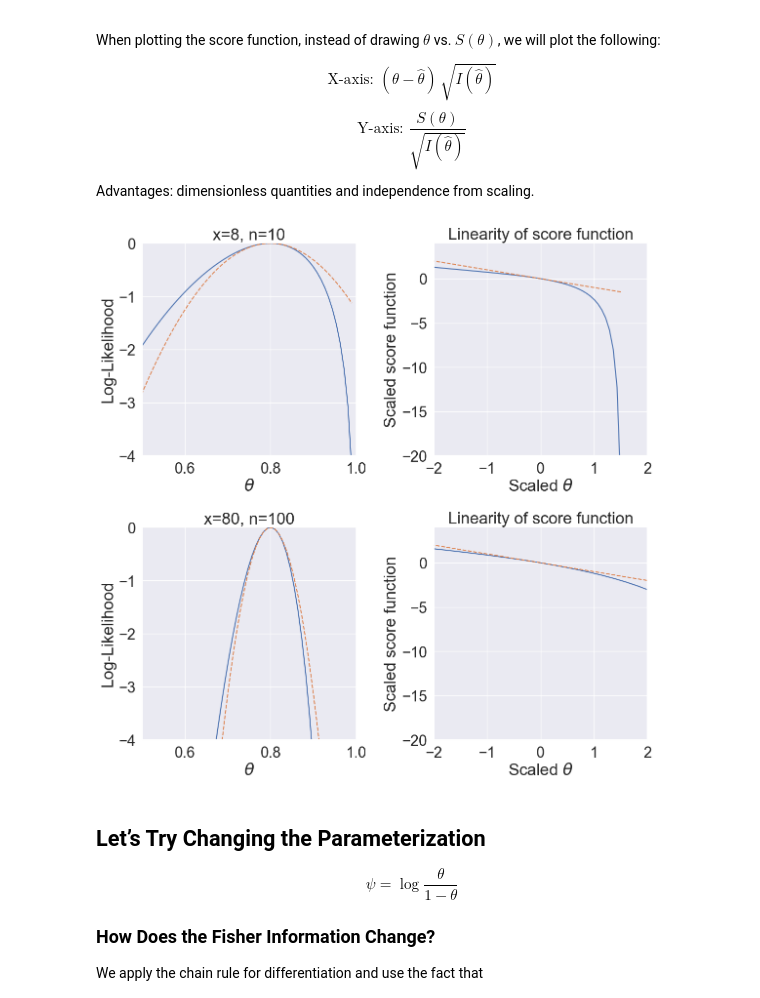
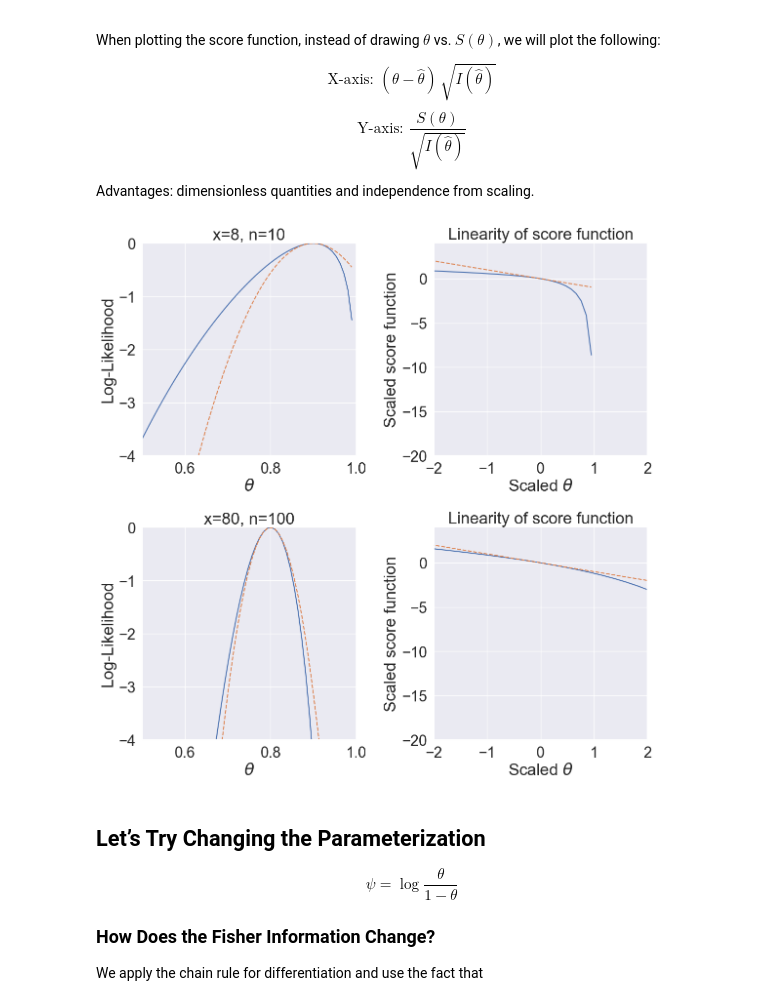
Before and after one commit to HSE-LAMBDA/AppliedStats, a Jupyter notebook: seminars/seminar2/02_intervals_eng.ipynb, the cells around one changed output. Drawn from its saved outputs; the diff is of its cells as text; code cells hidden in the pictures.

```diff
--- a/seminars/seminar2/02_intervals_eng.ipynb
+++ b/seminars/seminar2/02_intervals_eng.ipynb
@@ -127,7 +127,7 @@ Advantages: dimensionless quantities and independence from scaling.
 # plot both
 fig, axes = plt.subplots(2, 2, figsize=(12, 12))
 
-x = 8
+x = 9
 n = 10
 theta_hat = x / n
 
@@ -167,34 +167,34 @@ theta_hat = x / n
 
 # ll n = 100
 axes[1][0].plot(theta, log_likelihood(x, n, theta, theta_hat) - log_likelihood(x, n, theta, theta_hat).max(), label="True likelihood")
 axes[1][0].plot(theta, log_likelihood_quadratic(x, n, theta, theta_hat), linestyle="--", label="Quadratic likelihood")
 axes[1][0].set_xlim(0.5, 1)
 axes[1][0].set_ylim(-4., 0.)
 axes[1][0].set_title("x=80, n=100")
 axes[1][0].set_ylabel("Log-Likelihood")
 axes[1][0].set_xlabel(r"$\theta$")
 
 # plot score n = 100
 axes[1][1].plot(
     (theta - theta_hat) * np.sqrt(I_theta(x, n, theta_hat)),
     score_function(x, n, theta, theta_hat) / np.sqrt(I_theta(x, n, theta_hat)),
     label="True score function"
 )
 axes[1][1].plot(
     (theta - theta_hat) * np.sqrt(I_theta(x, n, theta_hat)),
     score_function_linear(x, n, theta, theta_hat) / np.sqrt(I_theta(x, n, theta_hat)),
     linestyle="--", label="Linear score function"
 )
 axes[1][1].set_xlim(-2, 2)
 axes[1][1].set_title("Linearity of score function")
 axes[1][1].set_ylabel("Scaled score function")
 axes[1][1].set_xlabel(r"Scaled $\theta$")
 axes[1][1].set_ylim(-20., 4.)
 
 plt.tight_layout()
 plt.show()
 # %% [output]
-[figure, old version]
+[figure, new version]
 # %% [markdown]
 ## Let’s Try Changing the Parameterization
 
```
Also changed, not shown: parts of 6 cells of this notebook, 2 other files.
